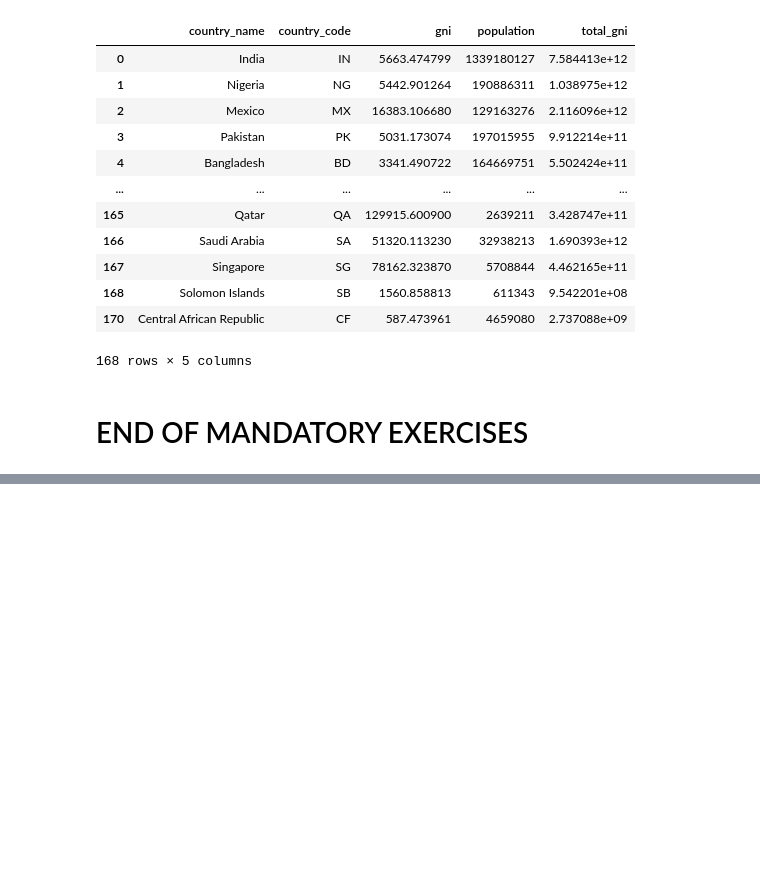
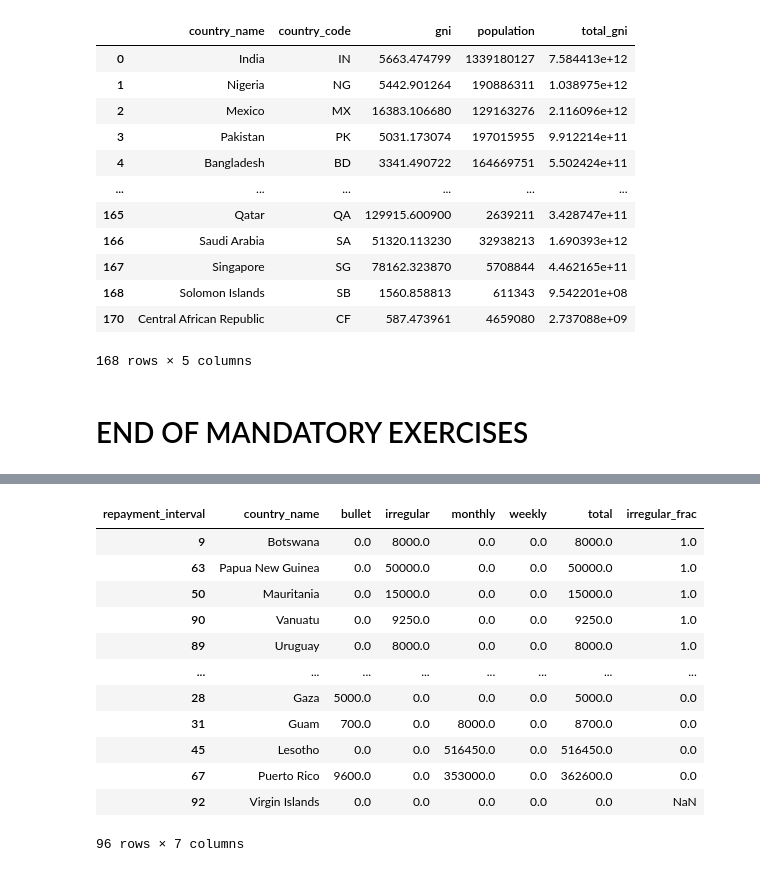
Before and after one commit to kayne87/FoCS, a Jupyter notebook: FoCS_new.ipynb, the cells around one changed output, grey strips where cells are left out. Saved outputs shown, nothing was run; the diff lists cells and outputs as text; code cells hidden in the pictures; blank space fills up the shorter version.

```diff
--- a/FoCS_new.ipynb
+++ b/FoCS_new.ipynb
@@ -1405,0 +1600,19 @@ NOTEBOOK EXECUTION TIME: 149.12610840797424
+# %%
+total_borrowed_countries_repayments = df_borrowed_countries_by_repayments.bullet + df_borrowed_countries_by_repayments.irregular + df_borrowed_countries_by_repayments.monthly + df_borrowed_countries_by_repayments.weekly
+df_borrowed_countries_by_repayments = df_borrowed_countries_by_repayments.assign(total=total_borrowed_countries_repayments)
+df_borrowed_countries_by_repayments = df_borrowed_countries_by_repayments.assign(irregular_frac=df_borrowed_countries_by_repayments.irregular / df_borrowed_countries_by_repayments.total)
+df_borrowed_countries_by_repayments.sort_values(by=["irregular_frac"], ascending=False)
+# %% [output]
+| repayment_interval | country_name | bullet | irregular | monthly | weekly | total | irregular_frac |
+| 9 | Botswana | 0.0 | 8000.0 | 0.0 | 0.0 | 8000.0 | 1.0 |
+| 63 | Papua New Guinea | 0.0 | 50000.0 | 0.0 | 0.0 | 50000.0 | 1.0 |
+| 50 | Mauritania | 0.0 | 15000.0 | 0.0 | 0.0 | 15000.0 | 1.0 |
+| 90 | Vanuatu | 0.0 | 9250.0 | 0.0 | 0.0 | 9250.0 | 1.0 |
+| 89 | Uruguay | 0.0 | 8000.0 | 0.0 | 0.0 | 8000.0 | 1.0 |
+| ... | ... | ... | ... | ... | ... | ... | ... |
+| 28 | Gaza | 5000.0 | 0.0 | 0.0 | 0.0 | 5000.0 | 0.0 |
+| 31 | Guam | 700.0 | 0.0 | 8000.0 | 0.0 | 8700.0 | 0.0 |
+| 45 | Lesotho | 0.0 | 0.0 | 516450.0 | 0.0 | 516450.0 | 0.0 |
+| 67 | Puerto Rico | 9600.0 | 0.0 | 353000.0 | 0.0 | 362600.0 | 0.0 |
+| 92 | Virgin Islands | 0.0 | 0.0 | 0.0 | 0.0 | 0.0 | NaN |
+96 rows × 7 columns
```
Also changed, not shown: parts of 24 cells of this notebook.
